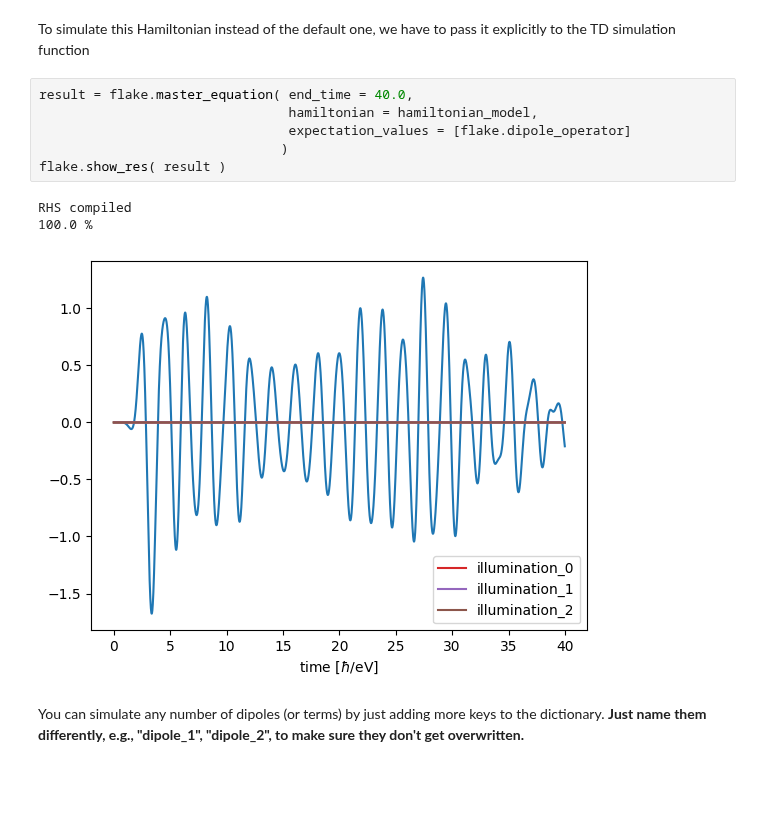
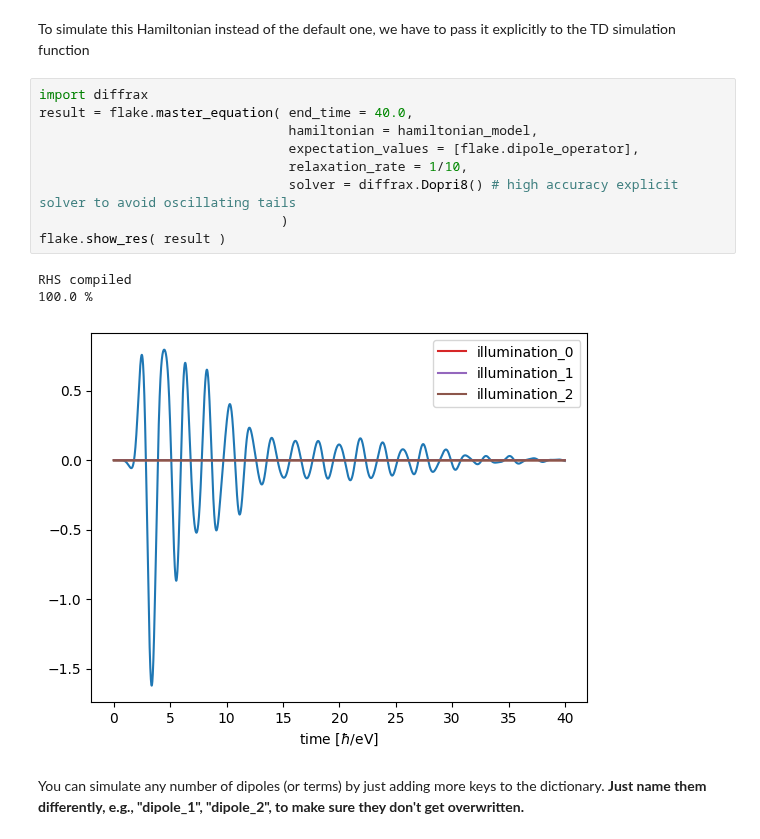
Before and after one commit to GRANADlauncher/granad, a Jupyter notebook: tutorials/k_potentials.ipynb, the cells around one changed output. Cells and saved outputs as stored; diff of their text form; blank space fills up the shorter version.

```diff
--- a/tutorials/k_potentials.ipynb
+++ b/tutorials/k_potentials.ipynb
@@ -89,15 +89,18 @@ hamiltonian_model["dipole_pulse"] = dip_pulse
 # %% [markdown]
 To simulate this Hamiltonian instead of the default one, we have to pass it explicitly to the TD simulation function
 # %%
+import diffrax
 result = flake.master_equation( end_time = 40.0,
                                 hamiltonian = hamiltonian_model,
-                                expectation_values = [flake.dipole_operator]
+                                expectation_values = [flake.dipole_operator],
+                                relaxation_rate = 1/10,
+                                solver = diffrax.Dopri8() # high accuracy explicit solver to avoid oscillating tails
                                )
 flake.show_res( result )
 # %% [output]
 RHS compiled
 100.0 %
-[figure, old version]
+[figure, new version]
 # %% [markdown]
 You can simulate any number of dipoles (or terms) by just adding more keys to the dictionary. **Just name them differently, e.g., "dipole_1", "dipole_2", to make sure they don't get overwritten.**
 # %% [markdown]
```
Also changed, not shown: 24 other files.
